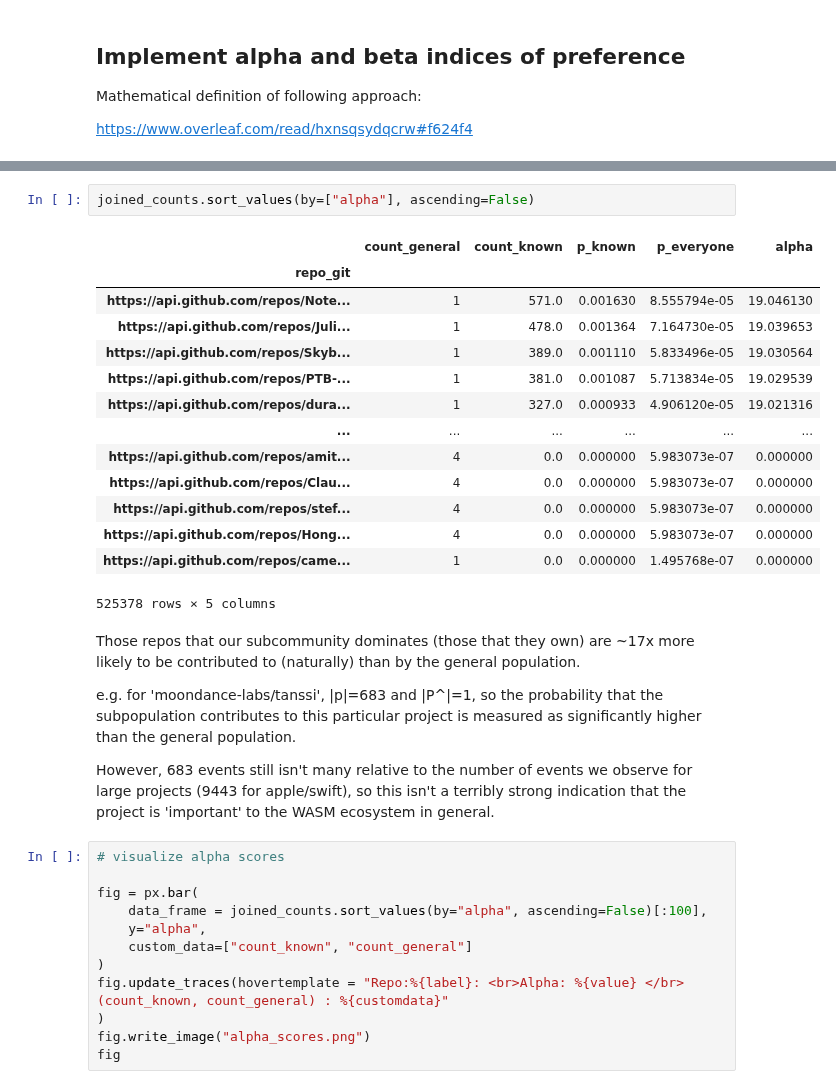
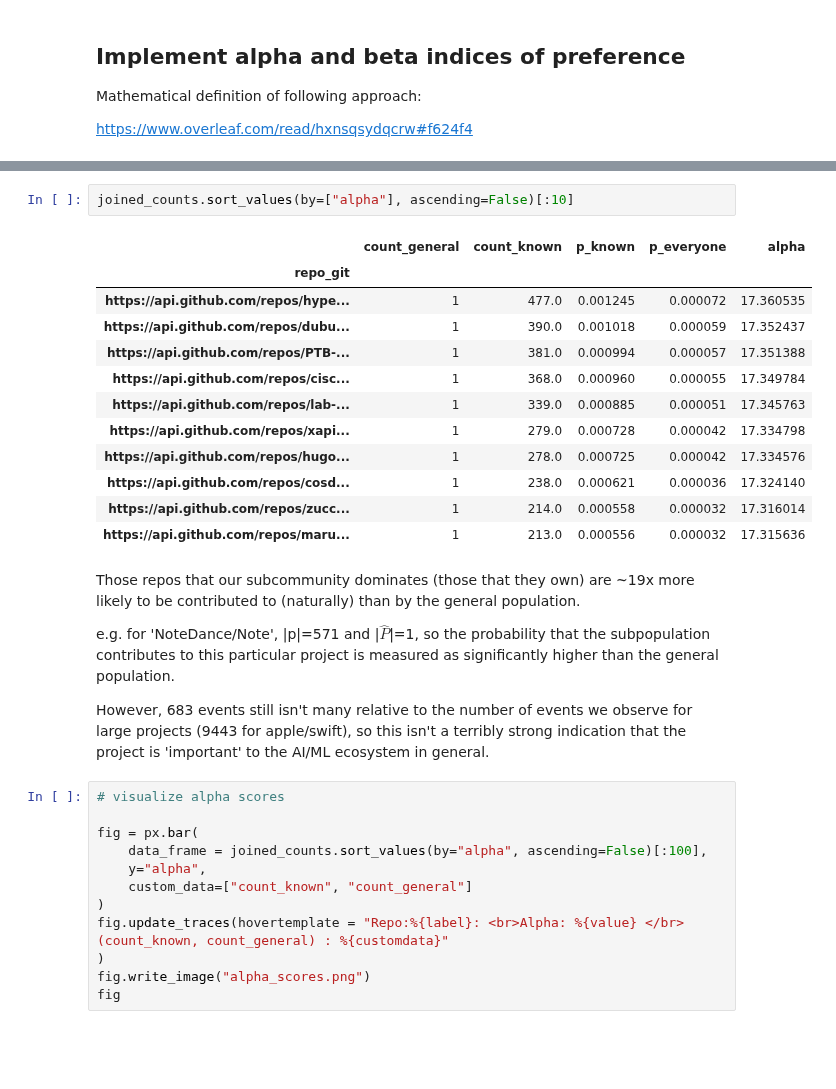
Before and after one commit to oss-aspen/Rappel, a Jupyter notebook: notebooks/emerging_ai_projects/repo_discovery.ipynb, the cells around one changed output, grey strips where cells are left out. Saved outputs shown, nothing was run; the diff lists cells and outputs as text; blank space fills up the shorter version.

Commit message:
repo discovery

```diff
--- a/notebooks/emerging_ai_projects/repo_discovery.ipynb
+++ b/notebooks/emerging_ai_projects/repo_discovery.ipynb
@@ -557,26 +566,24 @@ joined_counts
 # %%
-joined_counts.sort_values(by=["alpha"], ascending=False)
+joined_counts.sort_values(by=["alpha"], ascending=False)[:10]
 # %% [output]
 |  | count_general | count_known | p_known | p_everyone | alpha |
 | repo_git |  |  |  |  |  |
-| https://api.github.com/repos/Note... | 1 | 571.0 | 0.001630 | 8.555794e-05 | 19.046130 |
-| https://api.github.com/repos/Juli... | 1 | 478.0 | 0.001364 | 7.164730e-05 | 19.039653 |
-| https://api.github.com/repos/Skyb... | 1 | 389.0 | 0.001110 | 5.833496e-05 | 19.030564 |
-| https://api.github.com/repos/PTB-... | 1 | 381.0 | 0.001087 | 5.713834e-05 | 19.029539 |
-| https://api.github.com/repos/dura... | 1 | 327.0 | 0.000933 | 4.906120e-05 | 19.021316 |
-| ... | ... | ... | ... | ... | ... |
-| https://api.github.com/repos/amit... | 4 | 0.0 | 0.000000 | 5.983073e-07 | 0.000000 |
-| https://api.github.com/repos/Clau... | 4 | 0.0 | 0.000000 | 5.983073e-07 | 0.000000 |
-| https://api.github.com/repos/stef... | 4 | 0.0 | 0.000000 | 5.983073e-07 | 0.000000 |
-| https://api.github.com/repos/Hong... | 4 | 0.0 | 0.000000 | 5.983073e-07 | 0.000000 |
-| https://api.github.com/repos/came... | 1 | 0.0 | 0.000000 | 1.495768e-07 | 0.000000 |
+| https://api.github.com/repos/hype... | 1 | 477.0 | 0.001245 | 0.000072 | 17.360535 |
+| https://api.github.com/repos/dubu... | 1 | 390.0 | 0.001018 | 0.000059 | 17.352437 |
+| https://api.github.com/repos/PTB-... | 1 | 381.0 | 0.000994 | 0.000057 | 17.351388 |
+| https://api.github.com/repos/cisc... | 1 | 368.0 | 0.000960 | 0.000055 | 17.349784 |
+| https://api.github.com/repos/lab-... | 1 | 339.0 | 0.000885 | 0.000051 | 17.345763 |
+| https://api.github.com/repos/xapi... | 1 | 279.0 | 0.000728 | 0.000042 | 17.334798 |
+| https://api.github.com/repos/hugo... | 1 | 278.0 | 0.000725 | 0.000042 | 17.334576 |
+| https://api.github.com/repos/cosd... | 1 | 238.0 | 0.000621 | 0.000036 | 17.324140 |
+| https://api.github.com/repos/zucc... | 1 | 214.0 | 0.000558 | 0.000032 | 17.316014 |
+| https://api.github.com/repos/maru... | 1 | 213.0 | 0.000556 | 0.000032 | 17.315636 |
-525378 rows × 5 columns
 # %% [markdown]
-Those repos that our subcommunity dominates (those that they own) are ~17x more likely to be contributed to (naturally) than by the general population.
+Those repos that our subcommunity dominates (those that they own) are ~19x more likely to be contributed to (naturally) than by the general population.
 
-e.g. for 'moondance-labs/tanssi', |p|=683 and |P^|=1, so the probability that the subpopulation contributes to this particular project is measured as significantly higher than the general population.
+e.g. for 'NoteDance/Note', |p|=571 and |$\hat{P}$|=1, so the probability that the subpopulation contributes to this particular project is measured as significantly higher than the general population.
 
-However, 683 events still isn't many relative to the number of events we observe for large projects (9443 for apple/swift), so this isn't a terribly strong indication that the project is 'important' to the WASM ecosystem in general.
+However, 683 events still isn't many relative to the number of events we observe for large projects (9443 for apple/swift), so this isn't a terribly strong indication that the project is 'important' to the AI/ML ecosystem in general.
 # %%
 # visualize alpha scores
 
```
Also changed, not shown: parts of 28 cells of this notebook, 5 other files.
